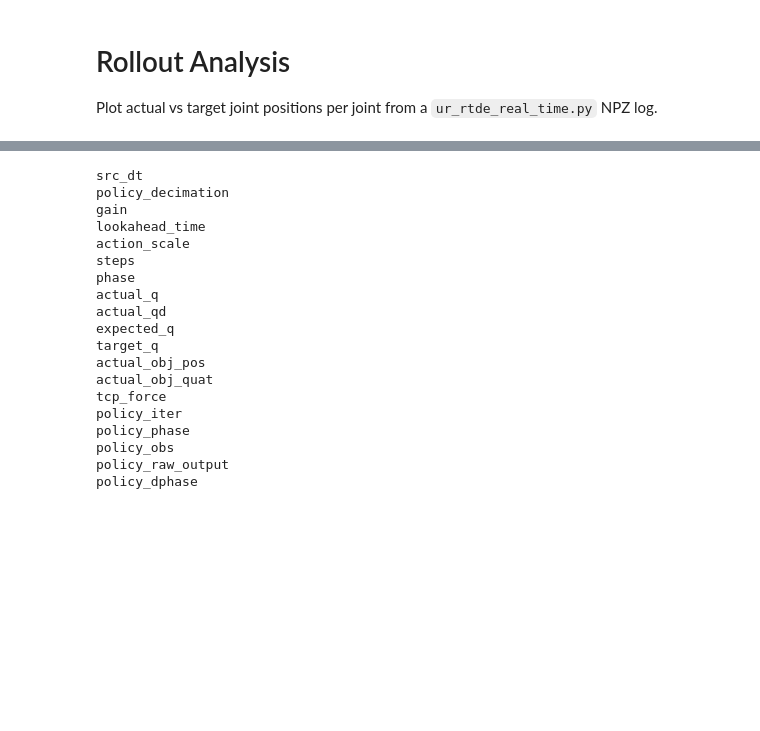
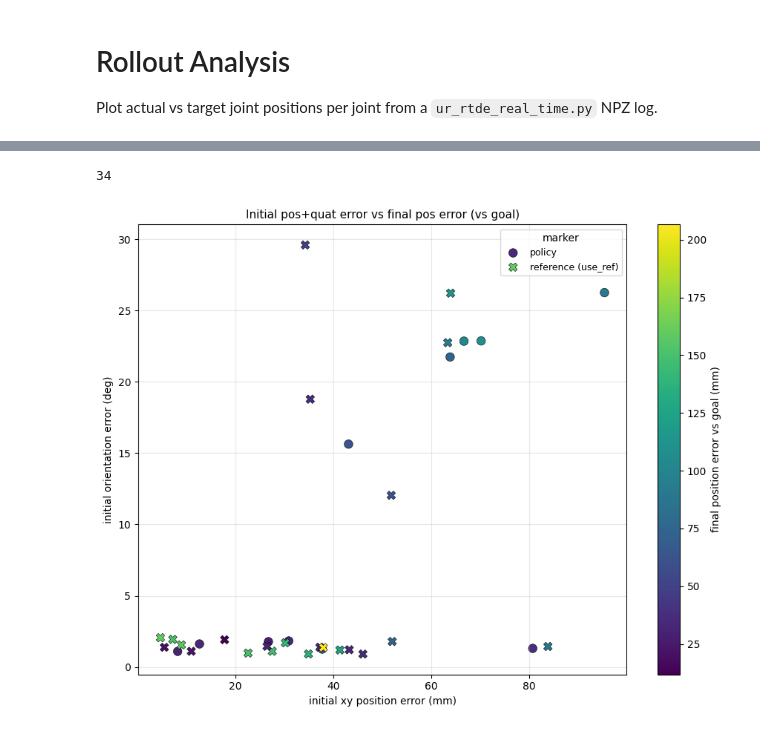
Before and after one commit to Arnibjarnst/BoxLift, a Jupyter notebook: notebooks/analyze_rollout.ipynb, the cells around one changed output, grey strips where cells are left out. Cells and saved outputs as stored; diff of their text form; code cells hidden in the pictures; blank space fills up the shorter version.

```diff
--- a/notebooks/analyze_rollout.ipynb
+++ b/notebooks/analyze_rollout.ipynb
@@ -721,27 +748,14 @@ analyze_joints("../logs/rsl_rl/boxhinge/2026-05-14_17-00-16_more_regularization/
-# %%
-d = np.load("../logs/rsl_rl/boxhinge/2026-05-14_17-00-16_more_regularization/ur_rtde_logs/2026-05-14_18-21-04_gain2000.0_la0.03_ursim.npz")
-
-for key in d.keys():
-    print(key)
-
-print(d["target_q"])
-# %% [output]
-src_dt
-policy_decimation
-gain
-lookahead_time
-action_scale
-steps
-phase
-actual_q
-actual_qd
-expected_q
-target_q
-actual_obj_pos
-actual_obj_quat
-tcp_force
-policy_iter
-policy_phase
-policy_obs
-policy_raw_output
-policy_dphase
+# %%
+from scripts.eval_boxhinge_rollout import analyze as eval_final_pose, print_summary
+import pandas as pd
+
+results = eval_final_pose("../logs/rsl_rl/boxhinge/2026-05-15_18-02-02_gain_changes", False)
+df = pd.DataFrame(results)
+
+
+df = df[df["final_phase"] > 200]
+# df = df[df["lookahead"] == 0.15]
+
+len(df)
+# %% [output]
+34
@@ -747,0 +1071,8 @@ policy_dphase
+# %%
+# init pos err (x) + init quat err (y) -> final error. 2d (colour) is the most readable.
+plot_initpq_vs_final(df, z="pos")                          # 2d heat: final pos error
+# plot_initpq_vs_final(df, z="quat")                       # 2d heat: final quat error
+# plot_initpq_vs_final(df, z="quat", view="3d")            # 3d w/ dotted stems to floor
+# plot_initpq_vs_final(df, z="pos", view="3d", annotate=True)
+# %% [output]
+[figure, added]
```
Also changed, not shown: parts of 15 cells of this notebook, 2 other files.
